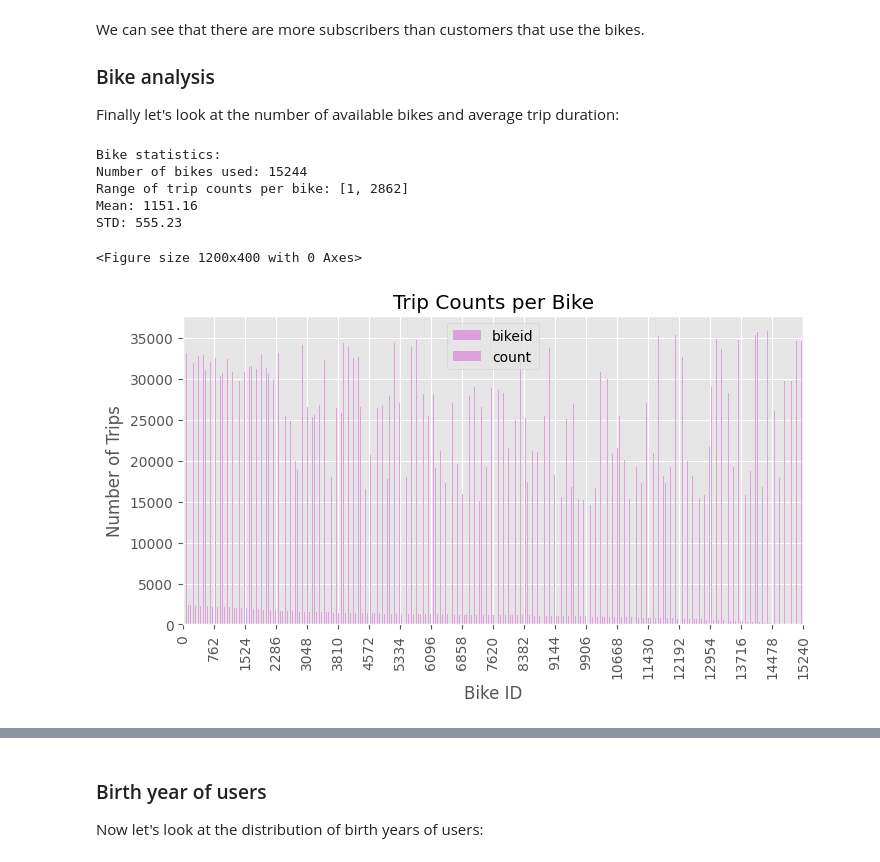
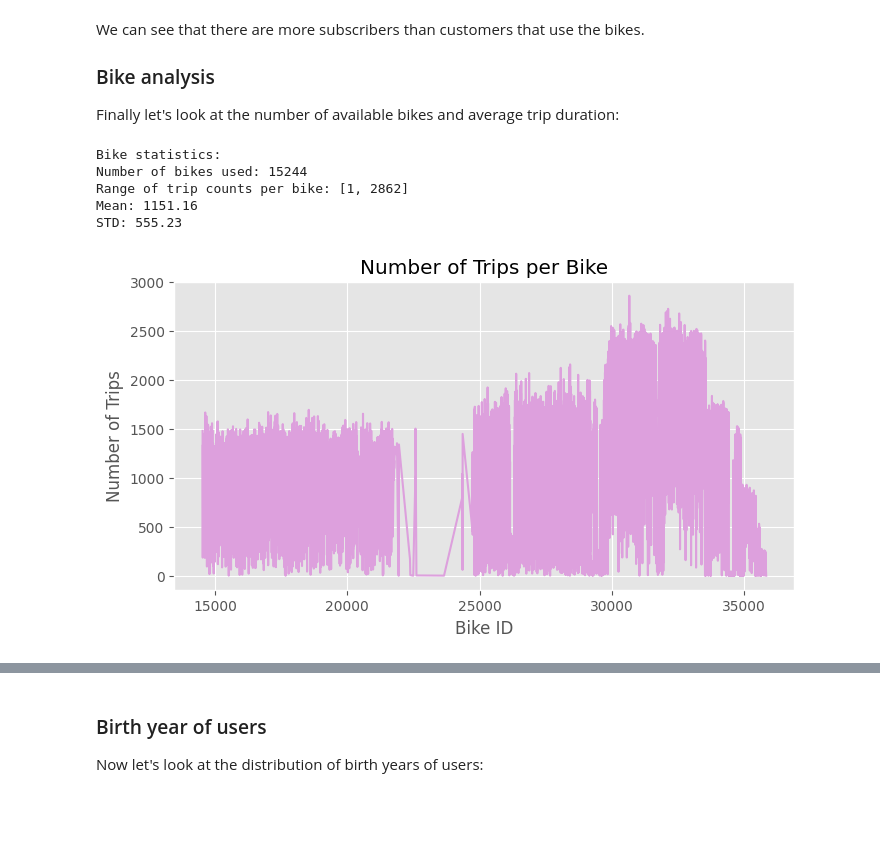
Before and after one commit to IlaAmini/Business-Analytics, a Jupyter notebook: main.ipynb, the cells around one changed output, grey strips where cells are left out. Cells and saved outputs as stored; diff of their text form; code cells hidden in the pictures; blank space fills up the shorter version.

```diff
--- a/main.ipynb
+++ b/main.ipynb
@@ -253,36 +242,33 @@ Finally let's look at the number of available bikes and average trip duration:
 # %%
 # Computing statistics for the bikes
 bike_data = df['bikeid'].value_counts().reset_index()
 
 print(f"""
 Bike statistics:
 Number of bikes used: {len(bike_data)}
 Range of trip counts per bike: [{min(bike_data['count'])}, {max(bike_data['count'])}]
 Mean: {bike_data['count'].mean():.2f}
 STD: {bike_data['count'].std():.2f}
 """)
 
 # Top 10 most used bikes and their counts
 bike_data[:10].T
 
 # Plotting the number of trips started and ended per station
-plt.figure(figsize=(12, 4))
+# Group by 'bikeid' and count the number of trips per bike
+trips_per_bike = df.groupby('bikeid').size().reset_index(name='trip_count')
 
-bike_data.plot(kind='bar', position=0, width=0.4, align='center', color='plum', legend=True)
-
-plt.title('Trip Counts per Bike')
+# Plot the number of trips per bike
+plt.figure(figsize=(8, 4))
+plt.plot(trips_per_bike['bikeid'], trips_per_bike['trip_count'], color='plum')
+plt.title('Number of Trips per Bike')
 plt.xlabel('Bike ID')
 plt.ylabel('Number of Trips')
-
-tick_positions = range(0, len(bike_data), max(1, len(bike_data) // 20))
-plt.xticks(tick_positions, [bike_data.index[i] if i < len(bike_data) else '' for i in tick_positions], rotation=90)
-
 plt.show()
 # %% [output]
 Bike statistics:
 Number of bikes used: 15244
 Range of trip counts per bike: [1, 2862]
 Mean: 1151.16
 STD: 555.23
-<Figure size 1200x400 with 0 Axes>
-[figure, old version]
+[figure, new version]
```
Also changed, not shown: parts of 64 cells of this notebook.
